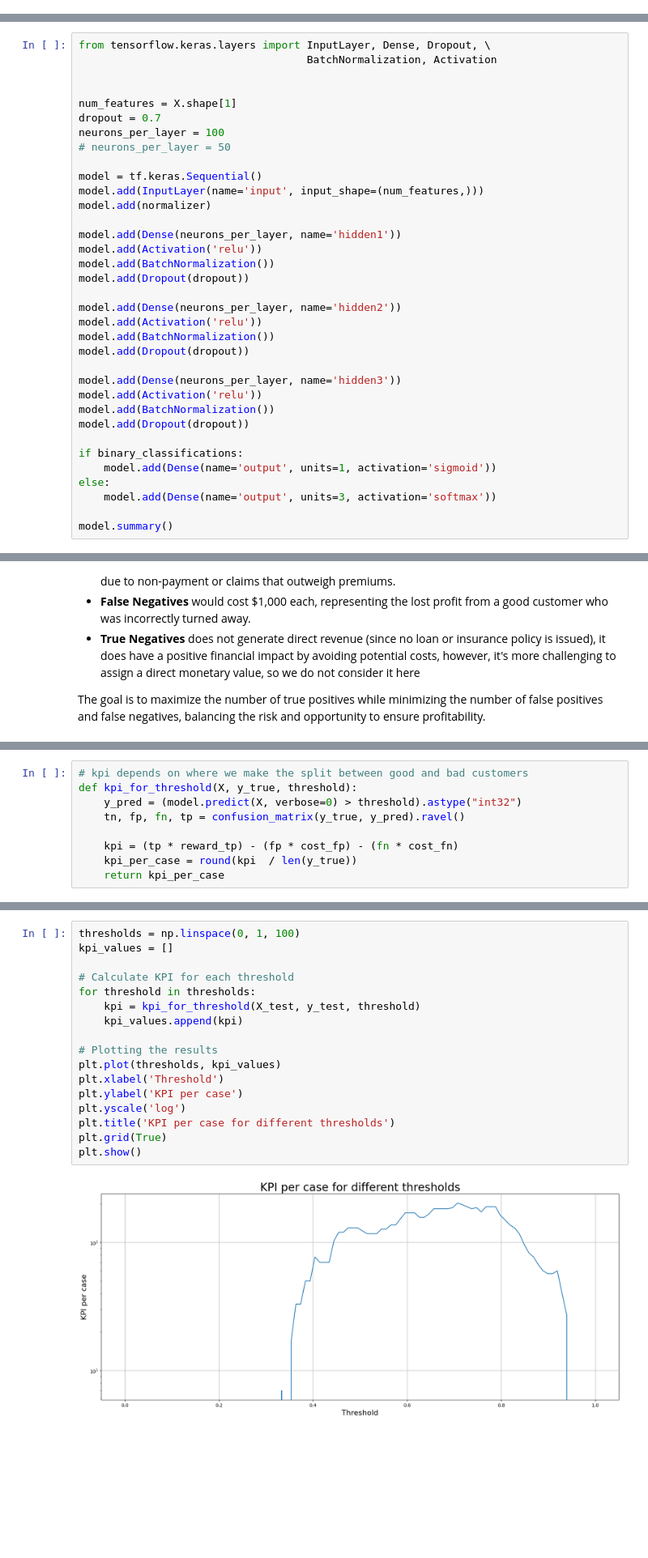
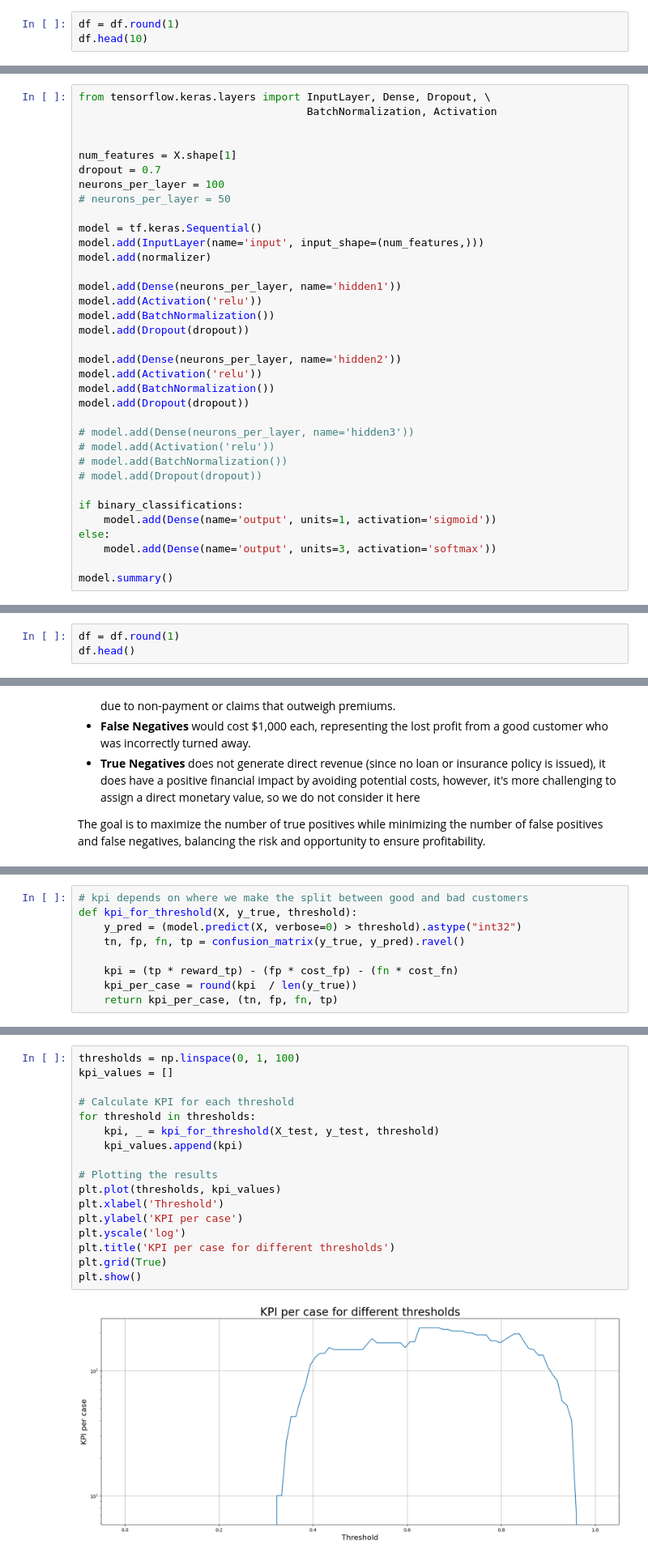
Before and after one commit to DJCordhose/buch-machine-learning-notebooks, a Jupyter notebook: kap11/train.ipynb, the cells around one changed output, grey strips where cells are left out. Shown: that part at 81% size. Cells and saved outputs as stored; diff of their text form; blank space fills up the shorter version.

Commit message:
better handling of kpi, smaller model

```diff
--- a/kap11/train.ipynb
+++ b/kap11/train.ipynb
@@ -136,3 +136,6 @@ np.unique(y, return_counts=True)
 (array([0, 1]), array([845, 655]))
 # %%
 df.drop(['risk', 'group', 'group_name', 'good_customer'], axis='columns', inplace=True)
+# %%
+df = df.round(1)
+df.head(10)
@@ -317,10 +332,10 @@ model.add(Activation('relu'))
 model.add(BatchNormalization())
 model.add(Dropout(dropout))
 
-model.add(Dense(neurons_per_layer, name='hidden3'))
-model.add(Activation('relu'))
-model.add(BatchNormalization())
-model.add(Dropout(dropout))
+# model.add(Dense(neurons_per_layer, name='hidden3'))
+# model.add(Activation('relu'))
+# model.add(BatchNormalization())
+# model.add(Dropout(dropout))
 
 if binary_classifications:
     model.add(Dense(name='output', units=1, activation='sigmoid'))
@@ -442,0 +470,3 @@ Index(['training', 'age', 'emergency_braking', 'braking_distance', 'power',
+# %%
+df = df.round(1)
+df.head()
@@ -586,7 +613,7 @@ def kpi_for_threshold(X, y_true, threshold):
 
     kpi = (tp * reward_tp) - (fp * cost_fp) - (fn * cost_fn)
     kpi_per_case = round(kpi  / len(y_true))
-    return kpi_per_case
+    return kpi_per_case, (tn, fp, fn, tp)
 # %%
 kpi_for_threshold(X_test, y_test, threshold=.5)
 # %% [output]
@@ -594,22 +621,22 @@ kpi_for_threshold(X_test, y_test, threshold=.5)
 # %%
 thresholds = np.linspace(0, 1, 100)
 kpi_values = []
 
 # Calculate KPI for each threshold
 for threshold in thresholds:
-    kpi = kpi_for_threshold(X_test, y_test, threshold)
+    kpi, _ = kpi_for_threshold(X_test, y_test, threshold)
     kpi_values.append(kpi)
 
 # Plotting the results
 plt.plot(thresholds, kpi_values)
 plt.xlabel('Threshold')
 plt.ylabel('KPI per case')
 plt.yscale('log')
 plt.title('KPI per case for different thresholds')
 plt.grid(True)
 plt.show()
 # %% [output]
-[figure, old version]
+[figure, new version]
 # %%
 best_kpi = max(kpi_values)
 best_threshold = thresholds[np.array(kpi_values).argmax()]
```
Also changed, not shown: parts of 33 cells of this notebook, 5 other files.
